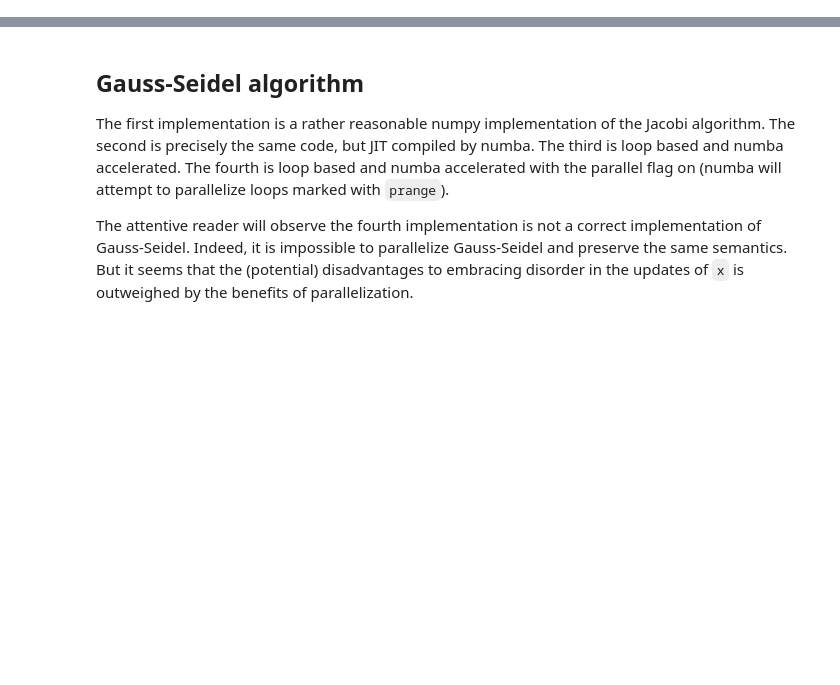
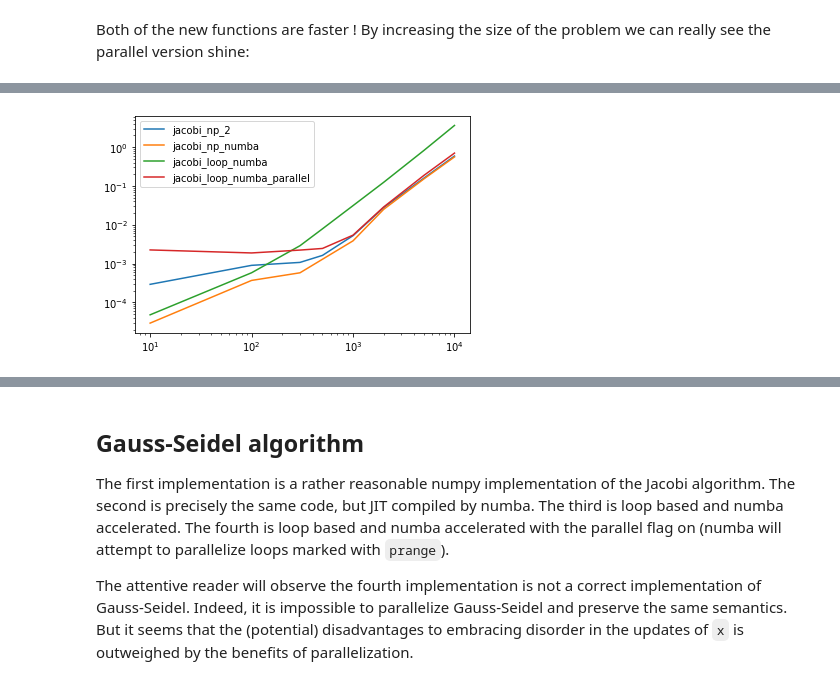
Before and after one commit to ltricot/notebooks, a Jupyter notebook: math/Jacobi and Gauss-Seidel.ipynb, the cells around one changed output, grey strips where cells are left out. Cells and saved outputs as stored; diff of their text form; code cells hidden in the pictures; blank space fills up the shorter version.

```diff
--- a/math/Jacobi and Gauss-Seidel.ipynb
+++ b/math/Jacobi and Gauss-Seidel.ipynb
@@ -17,24 +191,4 @@ The first implementation is a rather reasonable numpy implementation of the Jaco
 # %%
-MAXIT = 1000
-
-
-def jacobi_np(A, b):
-    D = np.diag(A)
-    T = (np.diag(D) - A) / np.expand_dims(D, 1)
-    c = b / D
-
-    x = np.zeros_like(b)
-    for _ in range(MAXIT):
-
-        ox = x.copy()
-        x[:] = np.dot(T, x) + c
-
-        if norm(x - ox) / norm(x) < 1e-9:
-            break
-
-    return x
-
-
 def jacobi_loop(A, b):
     x = b.copy()
 
@@ -53,7 +207,9 @@ def jacobi_loop(A, b):
     return x
 
 
-jacobi_np_numba = njit(fastmath=True, nogil=True)(jacobi_np)
 jacobi_loop_numba = njit(fastmath=True, nogil=True)(jacobi_loop)
+jacobi_loop_numba.__name__ = 'jacobi_loop_numba'
+
 jacobi_loop_numba_parallel = njit(parallel=True, fastmath=True, nogil=True)(jacobi_loop)
+jacobi_loop_numba_parallel.__name__ = 'jacobi_loop_numba_parallel'
 # %%
@@ -105,0 +218,5 @@ assert correct(jacobi_loop_numba_parallel, A, b)
+# %% [markdown]
+Both of the new functions are faster ! By increasing the size of the problem we can really see the parallel version shine:
+# %%
+curve(jacobi_np_2, jacobi_np_numba, jacobi_loop_numba, jacobi_loop_numba_parallel)
+# %% [output]
@@ -105,0 +240 @@ assert correct(jacobi_loop_numba_parallel, A, b)
+[figure, added]
```
Also changed, not shown: parts of 41 cells of this notebook, 9 other files.
